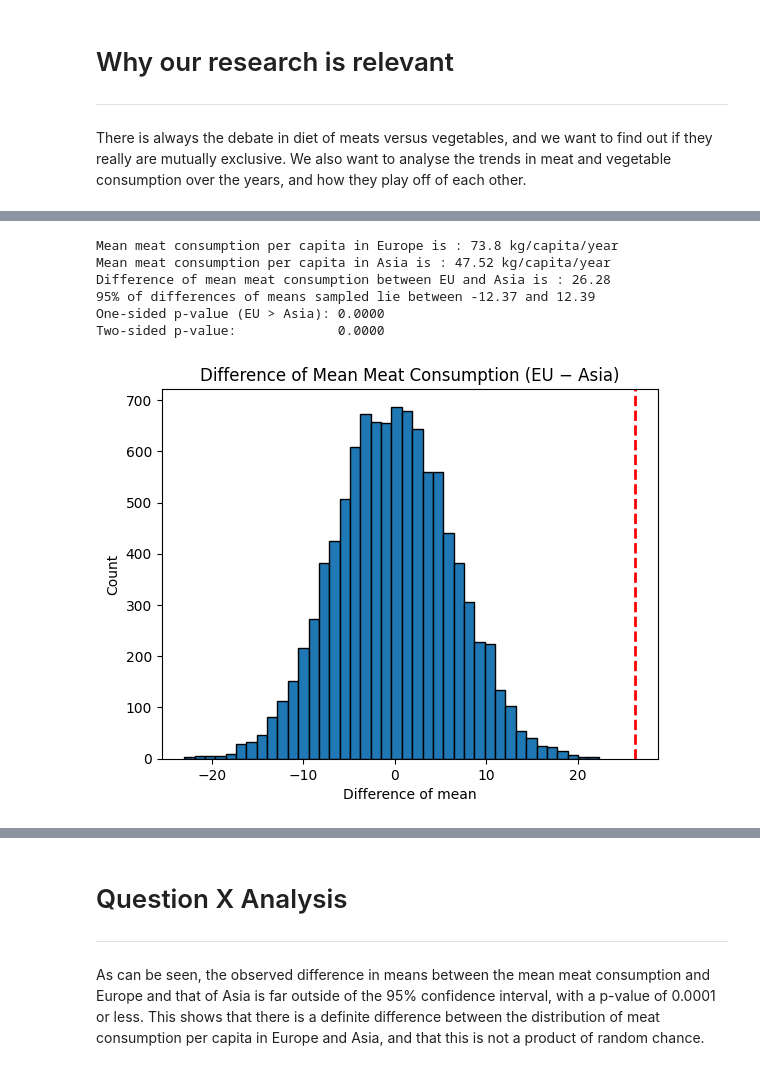
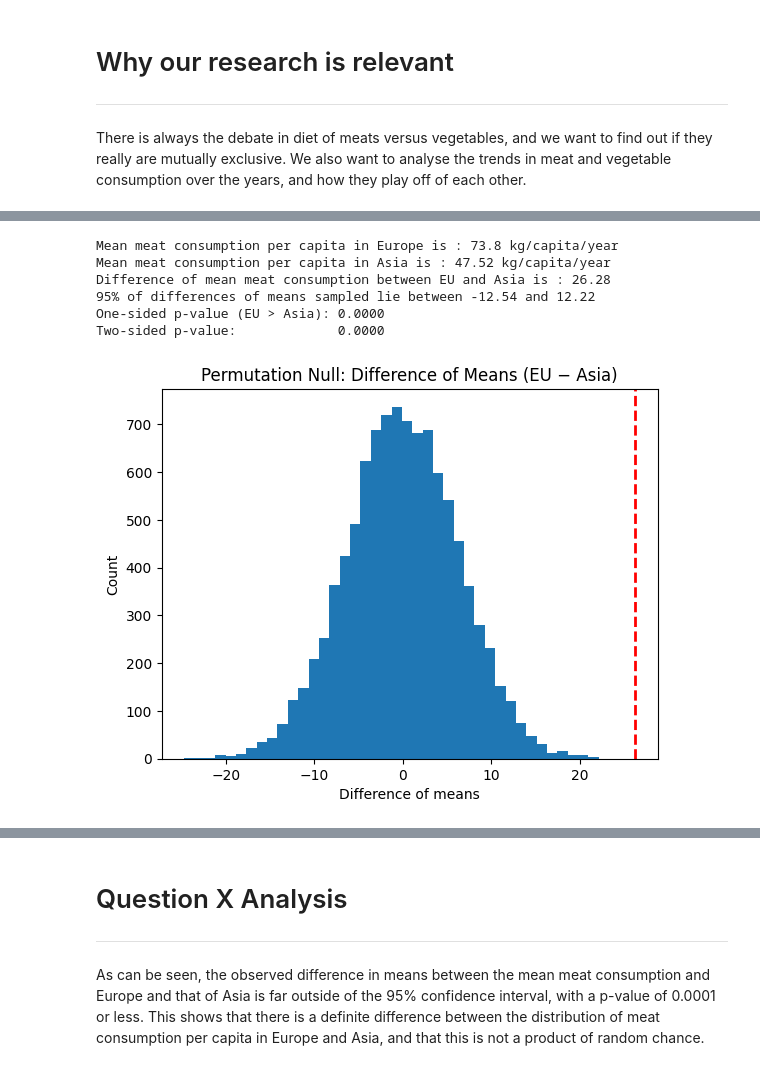
Before and after one commit to Tako870/tddm-ca, a Jupyter notebook: CA.ipynb, the cells around one changed output, grey strips where cells are left out. Saved outputs shown, nothing was run; the diff lists cells and outputs as text; code cells hidden in the pictures.

```diff
--- a/CA.ipynb
+++ b/CA.ipynb
@@ -358,8 +260,6 @@ print(f"Mean meat consumption per capita in Europe is : {np.round(eu_mean_meat,
 print(f"Mean meat consumption per capita in Asia is : {np.round(ap_mean_meat, 2)} kg/capita/year")
 obsvd_diff_of_means = diff_of_means(eu_meat, ap_meat)
 print(f"Difference of mean meat consumption between EU and Asia is : {abs(np.round(obsvd_diff_of_means, 2))}")
-
-# ------------------------------------- x ------------------------------------ #
 
 # Now, let's do some bootstrap resampling.
 # Concatenate the two arrays of EU meat consumption and AP meat consumption.
@@ -379,39 +279,35 @@ for i in range(samples) :
 
     shuffle_diff_of_means = diff_of_means(shuffle_EU, shuffle_AP)
     meandiffs.append(shuffle_diff_of_means)
 
 # Now, we should have 10k diff's of means
 # Find 95% CI for the diff of means
 conf_int_means = np.percentile(meandiffs, (2.5, 97.5))
 print(f"95% of differences of means sampled lie between {conf_int_means[0]:.2f} and {conf_int_means[1]:.2f}")
 # Draw histogram of diff of means, and show the observed as a vertical line
 
-# ------------------------------------- x ------------------------------------ #
-
 # p-values
 # One-sided (EU > Asia): proportion of null diffs >= observed
 p_val_one_sided = np.mean(meandiffs >= obsvd_diff_of_means)
 # Two-sided: extremeness by absolute value
 p_val_two_sided = np.mean(np.abs(meandiffs) >= abs(obsvd_diff_of_means))
 
 print(f"One-sided p-value (EU > Asia): {p_val_one_sided:.4f}")
 print(f"Two-sided p-value:             {p_val_two_sided:.4f}")
 
-# ------------------------------------- x ------------------------------------ #
-
 # Plot null distribution with observed diff
 plt.figure()
-plt.hist(meandiffs, bins=40, edgecolor='black')
+plt.hist(meandiffs, bins=40)
 plt.axvline(obsvd_diff_of_means, linestyle='--', linewidth=2, color='red')
-plt.title("Difference of Mean Meat Consumption (EU − Asia)")
-plt.xlabel("Difference of mean")
+plt.title("Permutation Null: Difference of Means (EU − Asia)")
+plt.xlabel("Difference of means")
 plt.ylabel("Count")
 plt.show()
 # %% [output]
 Mean meat consumption per capita in Europe is : 73.8 kg/capita/year
 Mean meat consumption per capita in Asia is : 47.52 kg/capita/year
 Difference of mean meat consumption between EU and Asia is : 26.28
-95% of differences of means sampled lie between -12.37 and 12.39
+95% of differences of means sampled lie between -12.54 and 12.22
 One-sided p-value (EU > Asia): 0.0000
 Two-sided p-value:             0.0000
-[figure, old version]
+[figure, new version]
```
Also changed, not shown: parts of 10 cells of this notebook.
